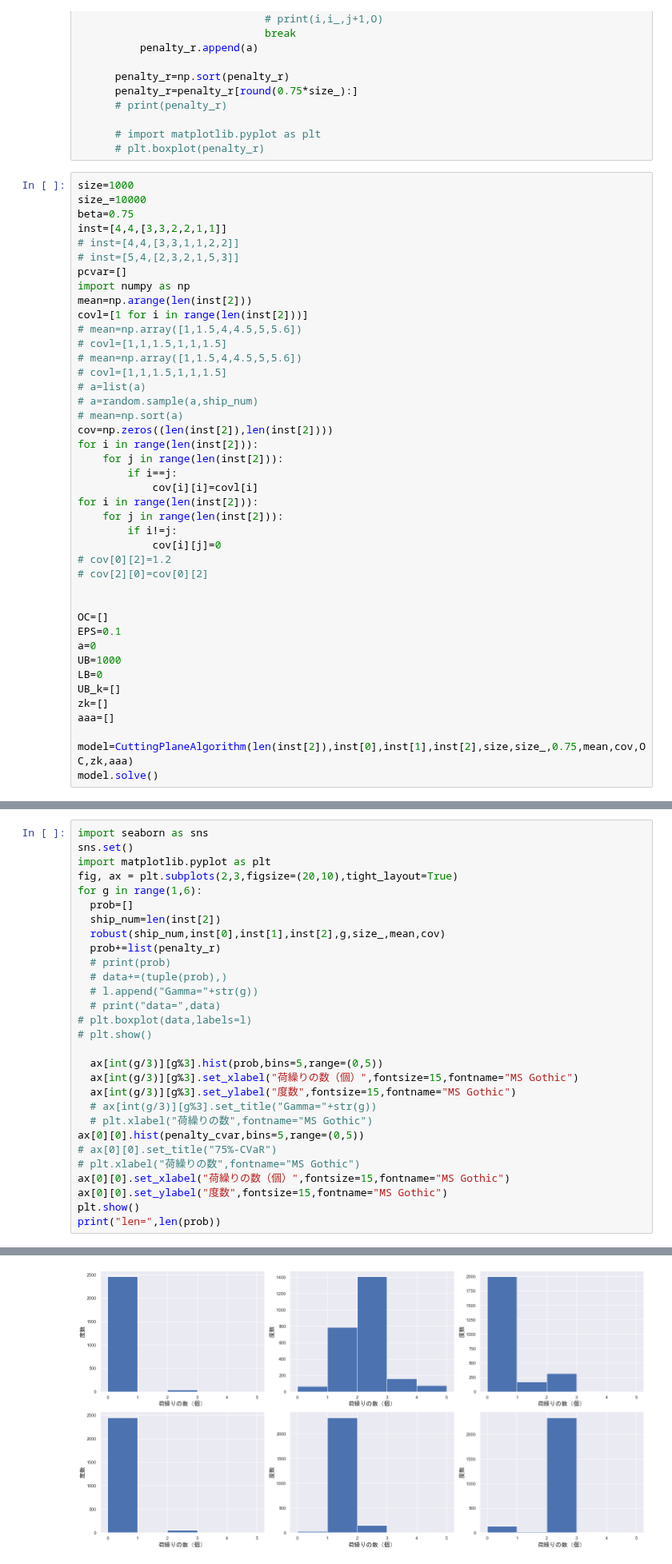
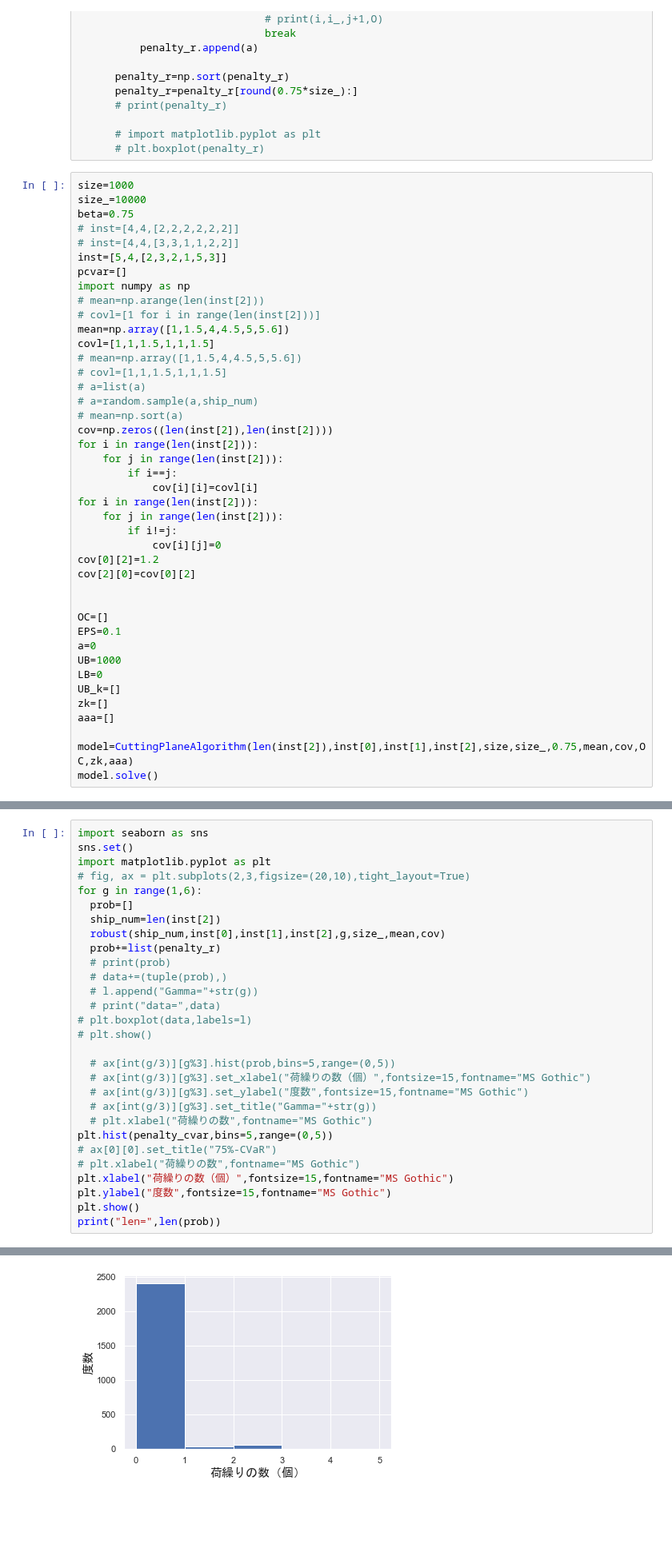
Before and after one commit to ikumadaiki/CPMP, a Jupyter notebook: callback.ipynb, the cells around one changed output, grey strips where cells are left out. Shown at 80% size. Saved outputs shown, nothing was run; the diff lists cells and outputs as text; blank space fills up the shorter version.

```diff
--- a/callback.ipynb
+++ b/callback.ipynb
@@ -395,15 +373,15 @@ def robust(ship_num,stack_num,height,n,Gamma,size_,mean,cov):
 size=1000
 size_=10000
 beta=0.75
-inst=[4,4,[3,3,2,2,1,1]]
+# inst=[4,4,[2,2,2,2,2,2]]
 # inst=[4,4,[3,3,1,1,2,2]]
-# inst=[5,4,[2,3,2,1,5,3]]
+inst=[5,4,[2,3,2,1,5,3]]
 pcvar=[]
 import numpy as np
-mean=np.arange(len(inst[2]))
-covl=[1 for i in range(len(inst[2]))]
-# mean=np.array([1,1.5,4,4.5,5,5.6])
-# covl=[1,1,1.5,1,1,1.5]
+# mean=np.arange(len(inst[2]))
+# covl=[1 for i in range(len(inst[2]))]
+mean=np.array([1,1.5,4,4.5,5,5.6])
+covl=[1,1,1.5,1,1,1.5]
 # mean=np.array([1,1.5,4,4.5,5,5.6])
 # covl=[1,1,1.5,1,1,1.5]
 # a=list(a)
@@ -418,8 +396,8 @@ for i in range(len(inst[2])):
     for j in range(len(inst[2])):
         if i!=j:
             cov[i][j]=0
-# cov[0][2]=1.2
-# cov[2][0]=cov[0][2]
+cov[0][2]=1.2
+cov[2][0]=cov[0][2]
 
 
 OC=[]
@@ -515,7 +493,7 @@ the objective function 4.0
 import seaborn as sns
 sns.set()
 import matplotlib.pyplot as plt
-fig, ax = plt.subplots(2,3,figsize=(20,10),tight_layout=True)
+# fig, ax = plt.subplots(2,3,figsize=(20,10),tight_layout=True)
 for g in range(1,6):
   prob=[]
   ship_num=len(inst[2])
@@ -528,16 +506,16 @@ for g in range(1,6):
 # plt.boxplot(data,labels=l)
 # plt.show()
 
-  ax[int(g/3)][g%3].hist(prob,bins=5,range=(0,5))
-  ax[int(g/3)][g%3].set_xlabel("荷繰りの数（個）",fontsize=15,fontname="MS Gothic")
-  ax[int(g/3)][g%3].set_ylabel("度数",fontsize=15,fontname="MS Gothic")
+  # ax[int(g/3)][g%3].hist(prob,bins=5,range=(0,5))
+  # ax[int(g/3)][g%3].set_xlabel("荷繰りの数（個）",fontsize=15,fontname="MS Gothic")
+  # ax[int(g/3)][g%3].set_ylabel("度数",fontsize=15,fontname="MS Gothic")
   # ax[int(g/3)][g%3].set_title("Gamma="+str(g))
   # plt.xlabel("荷繰りの数",fontname="MS Gothic")
-ax[0][0].hist(penalty_cvar,bins=5,range=(0,5))
+plt.hist(penalty_cvar,bins=5,range=(0,5))
 # ax[0][0].set_title("75%-CVaR")
 # plt.xlabel("荷繰りの数",fontname="MS Gothic")
-ax[0][0].set_xlabel("荷繰りの数（個）",fontsize=15,fontname="MS Gothic")
-ax[0][0].set_ylabel("度数",fontsize=15,fontname="MS Gothic")
+plt.xlabel("荷繰りの数（個）",fontsize=15,fontname="MS Gothic")
+plt.ylabel("度数",fontsize=15,fontname="MS Gothic")
 plt.show()
 print("len=",len(prob))
 # %% [output]
@@ -561,2 +539,2 @@ the objective function 4.0
-[figure, old version]
+[figure, new version]
 len= 2500
```
Also changed, not shown: parts of 7 cells of this notebook.
